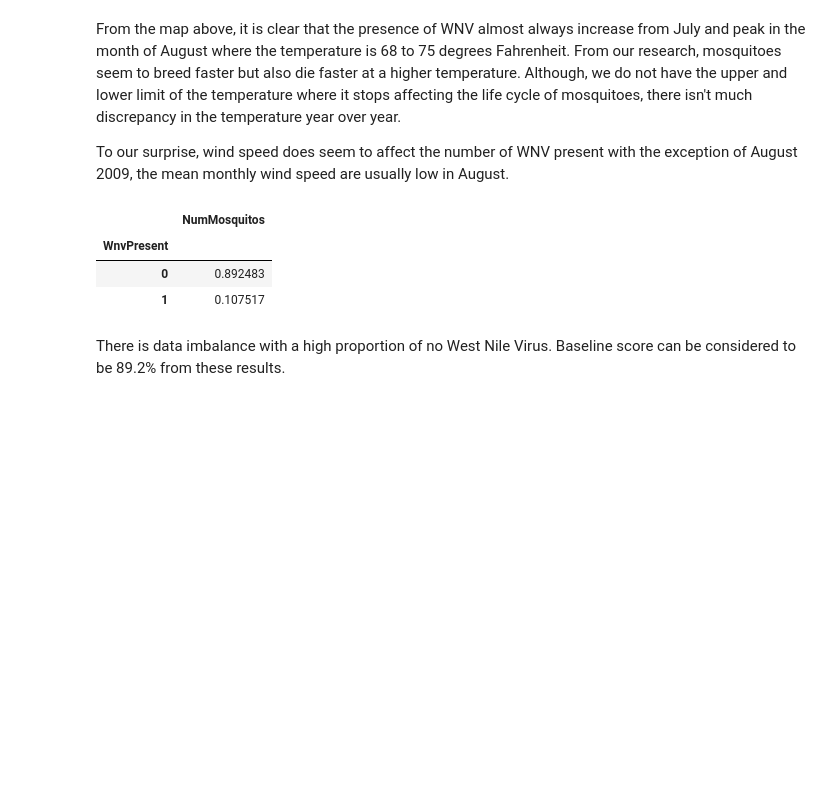
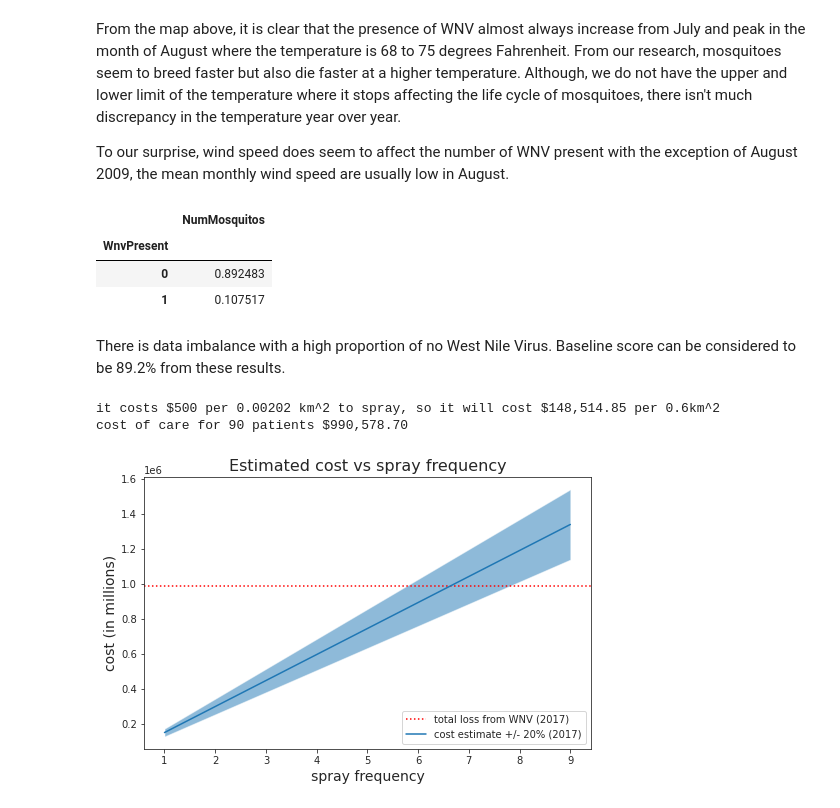
Before and after one commit to henrioei/Binary-Classification-on-West-Nile-Virus, a Jupyter notebook: 1_eda.ipynb, the cells around one changed output. Drawn from its saved outputs; the diff is of its cells as text; code cells hidden in the pictures; blank space fills up the shorter version.

```diff
--- a/1_eda.ipynb
+++ b/1_eda.ipynb
@@ -1096,3 +1096,32 @@ df[['WnvPresent','NumMosquitos']].groupby('WnvPresent').sum()/df['NumMosquitos']
 | 1 | 0.107517 |
 # %% [markdown]
 There is data imbalance with a high proportion of no West Nile Virus. Baseline score can be considered to be 89.2% from these results.
+# %%
+# cost per km^2
+sp_cost = 500/.00202*.6
+print(f'it costs $500 per 0.00202 km^2 to spray, so it will cost ${sp_cost:,.2f} per 0.6km^2')
+
+# cost of care mean attributable 1-year cost CAD 13,648 USD 11006.43
+print(f'cost of care for 90 patients ${11006.43*90:,.2f}')
+# %% [output]
+it costs $500 per 0.00202 km^2 to spray, so it will cost $148,514.85 per 0.6km^2
+cost of care for 90 patients $990,578.70
+# %%
+max_frequency = 10
+
+plt.figure(figsize=(8,5))
+
+x_value = np.arange(1, max_frequency)
+y_value = np.arange(1, max_frequency) * 149_000
+bandwidth = np.arange(1, max_frequency) * 149_000*.3
+
+plt.fill_between(x_value, y_value+bandwidth/2, y_value-bandwidth/2, alpha=.5)
+plt.axhline(990_000, color='r', linestyle=':', label = 'total loss from WNV (2017)')
+plt.plot(x_value,y_value, label='cost estimate +/- 20% (2017)')
+plt.title('Estimated cost vs spray frequency', fontsize=16)
+plt.xlabel('spray frequency', fontsize=14)
+plt.ylabel('cost (in millions)', fontsize=14)
+plt.legend(loc=4)
+plt.show()
+# %% [output]
+[figure, added]
```
Also changed, not shown: parts of 1 cell of this notebook, 1 other file.
